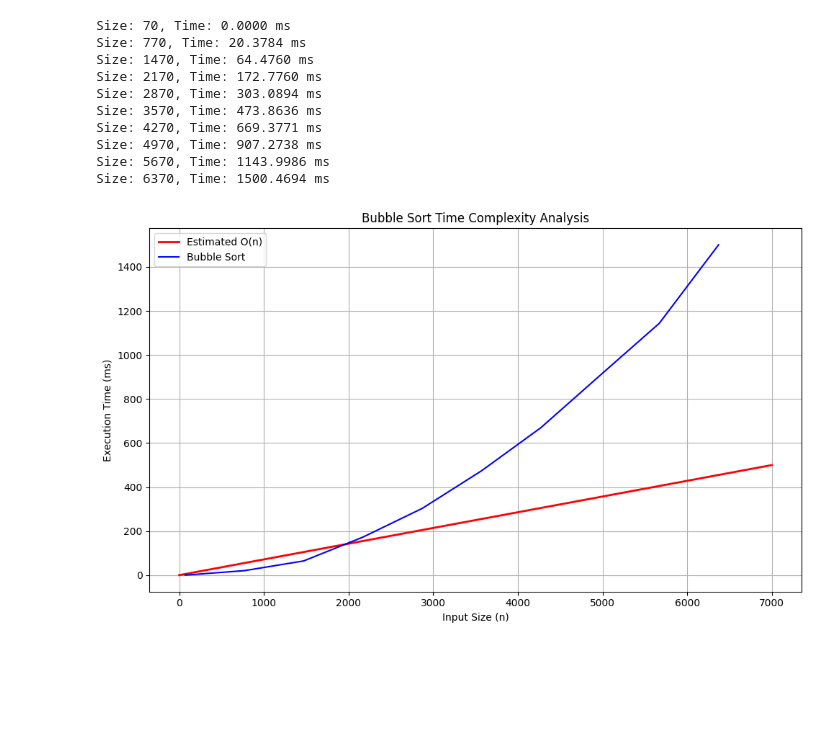
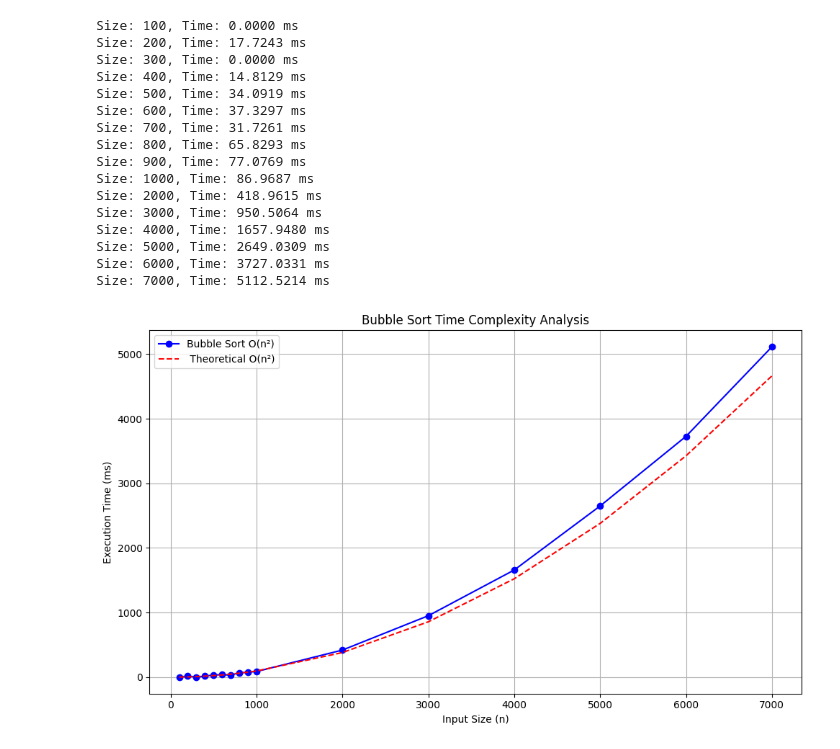
Before and after one commit to Dev-Pratham/Design-Analysis-Of-Algorithms, a Jupyter notebook: BubbleSort.ipynb, the cells around one changed output. Saved outputs shown, nothing was run; the diff lists cells and outputs as text; code cells hidden in the pictures; blank space fills up the shorter version.

```diff
--- a/BubbleSort.ipynb
+++ b/BubbleSort.ipynb
@@ -2,7 +2,6 @@
 import matplotlib.pyplot as plt
 import random
 import time
-from array import array
 
 # Bubble Sort Algo
 def bubble_sort(arr):
@@ -16,52 +15,67 @@ def bubble_sort(arr):
         if not swapped:
             break
 
+
 # Input sizes to test
-input_sizes = list(range(100, 10001, 1000))  # Up to 10000  # [100, 1100, ..., 10000]
-
+input_sizes = [100,200,300,400,500,
+               600, 700, 800, 900, 1000,2000,3000,4000,5000,6000,7000]
 execution_times = []
 
 # Measure execution time for each input size
 for size in input_sizes:
     # Generate a random array of given size
-    arr=[]
+    arr = []
     for _ in range(size):
-        num=random.randint(0,size)
+        num = random.randint(0, size)
         arr.append(num)
 
     # Record the time taken to sort
     start_time = time.time()
     bubble_sort(arr)
     end_time = time.time()
 
     # Store time in milliseconds
     elapsed_time = (end_time - start_time) * 1000
     execution_times.append(elapsed_time)
     print(f"Size: {size}, Time: {elapsed_time:.4f} ms")
 
+# Extract median n and time
+median_idx = len(input_sizes) // 2
+median_n = input_sizes[median_idx]
+median_time = execution_times[median_idx]
+scaling_factor = median_time / (median_n ** 2)
+
+#Calculation of theoretical time
+theoretical_times = [(scaling_factor) * (n ** 2) for n in input_sizes]
+
 # Plot the graph
 plt.figure(figsize=(10, 6))
-plt.plot([0, 9000], [0, 700], color='red', linestyle='-', linewidth=2, label='Linear O(n)')
-#I have changed  the slope of linear line so that comparasion becomes easier
-#as changine the slope of line does not interfere with linearity property of line
-#it will still be less than O(n²)
-plt.plot(input_sizes, execution_times, marker='', linestyle='-', color='blue', label='Bubble Sort O(n²)')
+plt.plot(input_sizes, execution_times, marker='o',
+         linestyle='-', color='blue', label='Bubble Sort O(n²)')
+plt.plot(input_sizes, theoretical_times, marker='',
+         linestyle='--', color='red', label=' Theoretical O(n²)')
 plt.title("Bubble Sort Time Complexity Analysis")
 plt.xlabel("Input Size (n)")
 plt.ylabel("Execution Time (ms)")
 plt.grid(True)
 plt.legend()
 plt.tight_layout()
 plt.show()
 # %% [output]
-Size: 70, Time: 0.0000 ms
-Size: 770, Time: 20.3784 ms
-Size: 1470, Time: 64.4760 ms
-Size: 2170, Time: 172.7760 ms
-Size: 2870, Time: 303.0894 ms
-Size: 3570, Time: 473.8636 ms
-Size: 4270, Time: 669.3771 ms
-Size: 4970, Time: 907.2738 ms
-Size: 5670, Time: 1143.9986 ms
-Size: 6370, Time: 1500.4694 ms
+Size: 100, Time: 0.0000 ms
+Size: 200, Time: 17.7243 ms
+Size: 300, Time: 0.0000 ms
+Size: 400, Time: 14.8129 ms
+Size: 500, Time: 34.0919 ms
+Size: 600, Time: 37.3297 ms
+Size: 700, Time: 31.7261 ms
+Size: 800, Time: 65.8293 ms
+Size: 900, Time: 77.0769 ms
+Size: 1000, Time: 86.9687 ms
+Size: 2000, Time: 418.9615 ms
+Size: 3000, Time: 950.5064 ms
+Size: 4000, Time: 1657.9480 ms
+Size: 5000, Time: 2649.0309 ms
+Size: 6000, Time: 3727.0331 ms
+Size: 7000, Time: 5112.5214 ms
-[figure, old version]
+[figure, new version]
```
Also changed, not shown: 4 other files.
